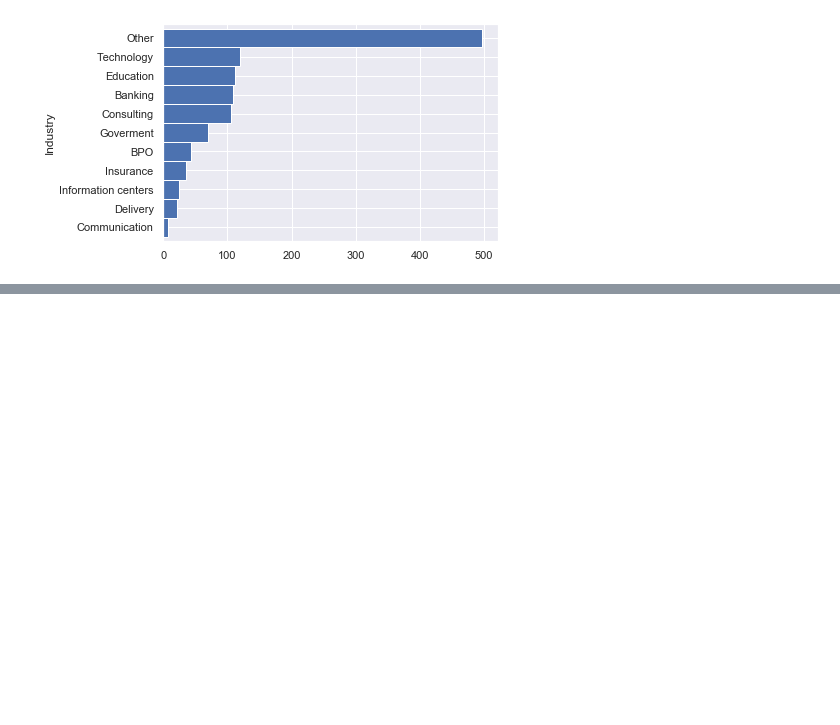
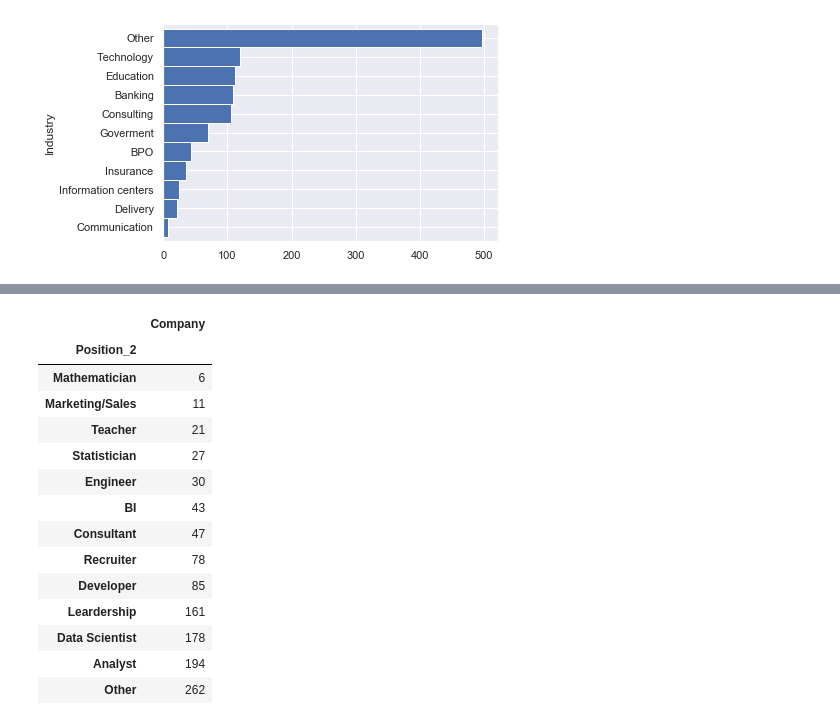
Before and after one commit to anmarphy/My_LinkedIn_2020_Dec, a Jupyter notebook: Basic_Information.ipynb, the cells around one changed output, grey strips where cells are left out. Cells and saved outputs as stored; diff of their text form; code cells hidden in the pictures; blank space fills up the shorter version.

```diff
--- a/Basic_Information.ipynb
+++ b/Basic_Information.ipynb
@@ -344,0 +352,77 @@ plt.show()
+# %%
+Connections.Position=Connections.Position.fillna('Unknown')
+Connections['Position_2'] = np.where(Connections.Position.str.contains("Scient"),"Data Scientist",
+                   np.where(Connections.Position.str.contains("Cient"),"Data Scientist",
+                   np.where(Connections.Position.str.contains("Artf"),"Data Scientist",
+                   np.where(Connections.Position.str.contains("Learn"),"Data Scientist",
+                   np.where(Connections.Position.str.contains("Big"),"Data Scientist",
+                   np.where(Connections.Position.str.contains("Estad"),"Statistician",
+                   np.where(Connections.Position.str.contains("Statisti"),"Statistician",
+                   np.where(Connections.Position.str.contains("Math"),"Mathematician",
+                   np.where(Connections.Position.str.contains("Matem"),"Mathematician",
+                   np.where(Connections.Position.str.contains("Analy"), "Analyst",
+                   np.where(Connections.Position.str.contains("Anali"), "Analyst",
+                   np.where(Connections.Position.str.contains("Consult"), "Consultant",
+                   np.where(Connections.Position.str.contains("Busine"), "BI",
+                   np.where(Connections.Position.str.contains("Negocio"), "BI",
+                   np.where(Connections.Position.str.contains("Intel"), "BI",
+                   np.where(Connections.Position.str.contains("Recr"), "Recruiter",
+                   np.where(Connections.Position.str.contains("Hunter"), "Recruiter",
+                   np.where(Connections.Position.str.contains("Acqui"), "Recruiter",
+                   np.where(Connections.Position.str.contains("Talent"), "Recruiter",
+                   np.where(Connections.Position.str.contains("Human"), "Recruiter",
+                   np.where(Connections.Position.str.contains("Hr"), "Recruiter",
+                   np.where(Connections.Position.str.contains("Attrac"), "Recruiter",
+                    np.where(Connections.Position.str.contains("Sourcing"), "Recruiter",
+                   np.where(Connections.Position.str.contains("Soft"), "Developer",
+                   np.where(Connections.Position.str.contains("Devel"), "Developer",
+                   np.where(Connections.Position.str.contains("Sist"), "Developer",
+                   np.where(Connections.Position.str.contains("Tech"), "Developer",
+                   np.where(Connections.Position.str.contains("Cloud"), "Developer",
+                    np.where(Connections.Position.str.contains("Arch"), "Developer",
+                   np.where(Connections.Position.str.contains("Research"), "Developer",
+                   np.where(Connections.Position.str.contains("Desarr"), "Developer",
+                   np.where(Connections.Position.str.contains("Partner"), "Engineer",
+                   np.where(Connections.Position.str.contains("Inge"), "Engineer",
+                   np.where(Connections.Position.str.contains("Engi"), "Engineer",
+                   np.where(Connections.Position.str.contains("Indus"), "Engineer",
+                   np.where(Connections.Position.str.contains("Logist"), "Engineer",
+                   np.where(Connections.Position.str.contains("Profesor"),"Teacher",
+                   np.where(Connections.Position.str.contains("Professor"),"Teacher",
+                   np.where(Connections.Position.str.contains("CEO"), "Leardership",
+                   np.where(Connections.Position.str.contains("VP"), "Leardership",
+                   np.where(Connections.Position.str.contains("Founder"), "Leardership",
+                   np.where(Connections.Position.str.contains("Director"), "Leardership",
+                   np.where(Connections.Position.str.contains("Leader"), "Leardership",
+                   np.where(Connections.Position.str.contains("Lider"), "Leardership",
+                   np.where(Connections.Position.str.contains("Líder"), "Leardership",
+                   np.where(Connections.Position.str.contains("Manager"), "Leardership",
+                   np.where(Connections.Position.str.contains("Jefe"), "Leardership",
+                   np.where(Connections.Position.str.contains("Coordi"), "Leardership",
+                   np.where(Connections.Position.str.contains("Gerente"), "Leardership",
+                   np.where(Connections.Position.str.contains("Specialist"), "Leardership",
+                   np.where(Connections.Position.str.contains("Market"), "Marketing/Sales",
+                   np.where(Connections.Position.str.contains("Comerc"), "Marketing/Sales",
+                   np.where(Connections.Position.str.contains("Sales"), "Marketing/Sales",
+                   np.where(Connections.Position.str.contains("Design"), "Marketing/Sales",
+                    np.where(Connections.Position.str.contains("Brand"), "Marketing/Sales",
+
+
+                            'Other')))))))))))))))))))))))))))))))))))))))))))))))))))))))
+Connections.pivot_table(index='Position_2', values='Company', aggfunc='count').sort_values('Company', ascending=True)
+# %% [output]
+|  | Company |
+| Position_2 |  |
+| Mathematician | 6 |
+| Marketing/Sales | 11 |
+| Teacher | 21 |
+| Statistician | 27 |
+| Engineer | 30 |
+| BI | 43 |
+| Consultant | 47 |
+| Recruiter | 78 |
+| Developer | 85 |
+| Leardership | 161 |
+| Data Scientist | 178 |
+| Analyst | 194 |
+| Other | 262 |
```
Also changed, not shown: parts of 1 cell of this notebook.
